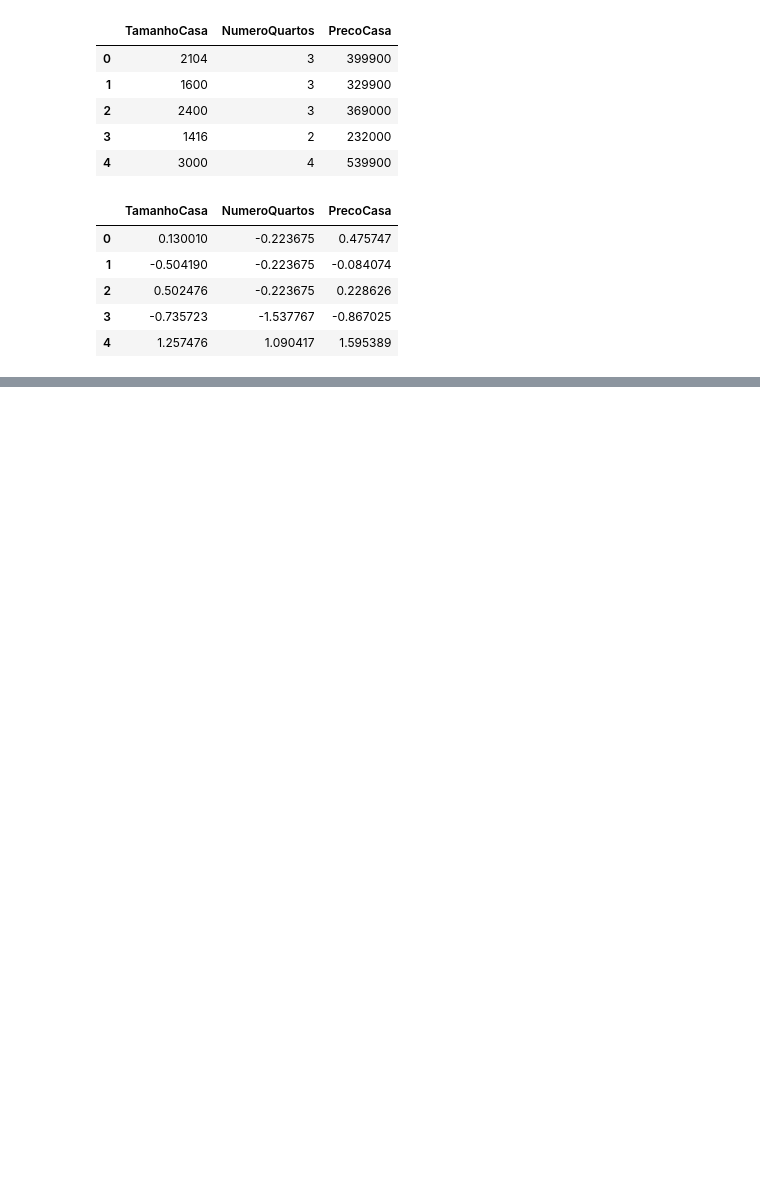
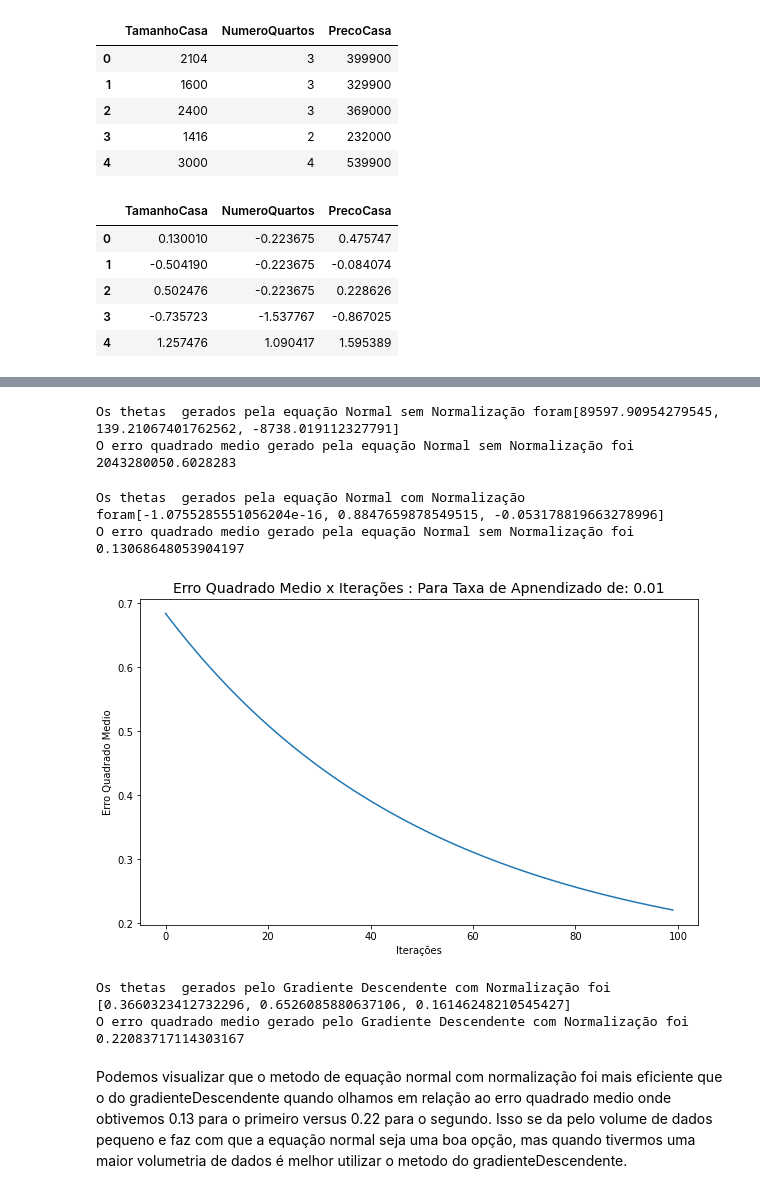
Before and after one commit to VitorrSantana/InteligenciaComputacional-Projetos, a Jupyter notebook: RegressaoLinear/2.0-RegressaoLinearComVariasVariaveis.ipynb, the cells around one changed output, grey strips where cells are left out. Saved outputs shown, nothing was run; the diff lists cells and outputs as text; code cells hidden in the pictures; blank space fills up the shorter version.

```diff
--- a/RegressaoLinear/2.0-RegressaoLinearComVariasVariaveis.ipynb
+++ b/RegressaoLinear/2.0-RegressaoLinearComVariasVariaveis.ipynb
@@ -55,0 +66,35 @@ for taxaAprendizado in taxasAprendizado:
+# %%
+# Equação Normal para dados sem Normalizar
+thetasSemNorm,erroSemNorm = equacaoNormal(featuresSemNorm,targetSemNorm)
+print(f'Os thetas  gerados pela equação Normal sem Normalização foram{thetasSemNorm}')
+print(f'O erro quadrado medio gerado pela equação Normal sem Normalização foi {erroSemNorm}')
+# %% [output]
+Os thetas  gerados pela equação Normal sem Normalização foram[89597.90954279545, 139.21067401762562, -8738.019112327791]
+O erro quadrado medio gerado pela equação Normal sem Normalização foi 2043280050.6028283
+# %%
+# Equação Normal para dados Normalizados
+thetasNorm, erroNorm = equacaoNormal(features,target)
+print(f'Os thetas  gerados pela equação Normal com Normalização foram{thetasNorm}')
+print(f'O erro quadrado medio gerado pela equação Normal sem Normalização foi {erroNorm}')
+# %% [output]
+Os thetas  gerados pela equação Normal com Normalização foram[-1.0755285551056204e-16, 0.8847659878549515, -0.053178819663278996]
+O erro quadrado medio gerado pela equação Normal sem Normalização foi 0.13068648053904197
+# %%
+thetas = [1,0.5,0.25]
+thetas,erroQuadradoMedio = gradienteDescendente(features,target['PrecoCasa'],thetas,100,taxaAprendizado=0.01)
+plt.plot(list(range(0,len(erroQuadradoMedio))),erroQuadradoMedio)
+title_labels(f'Erro Quadrado Medio x Iterações : Para Taxa de Apnendizado de: 0.01',14,'Iterações','Erro Quadrado Medio')
+plt.show()
+# %% [output]
+[figure, added]
+# %%
+print(f'Os thetas  gerados pelo Gradiente Descendente com Normalização foi {thetas}')
+print(f'O erro quadrado medio gerado pelo Gradiente Descendente com Normalização foi {erroQuadradoMedio[-1]}')
+# %% [output]
+Os thetas  gerados pelo Gradiente Descendente com Normalização foi [0.3660323412732296, 0.6526085880637106, 0.16146248210545427]
+O erro quadrado medio gerado pelo Gradiente Descendente com Normalização foi 0.22083717114303167
+# %% [markdown]
+Podemos visualizar que o metodo de equação normal com normalização foi mais eficiente
+que o do gradienteDescendente quando olhamos em relação ao erro quadrado medio onde obtivemos 0.13 para o primeiro versus 0.22 para o segundo.
+Isso se da pelo volume de dados pequeno e faz com que a equação normal seja uma boa opção, mas quando tivermos uma maior volumetria de dados é
+melhor utilizar o metodo do gradienteDescendente.
```
Also changed, not shown: parts of 4 cells of this notebook, 1 other file.
